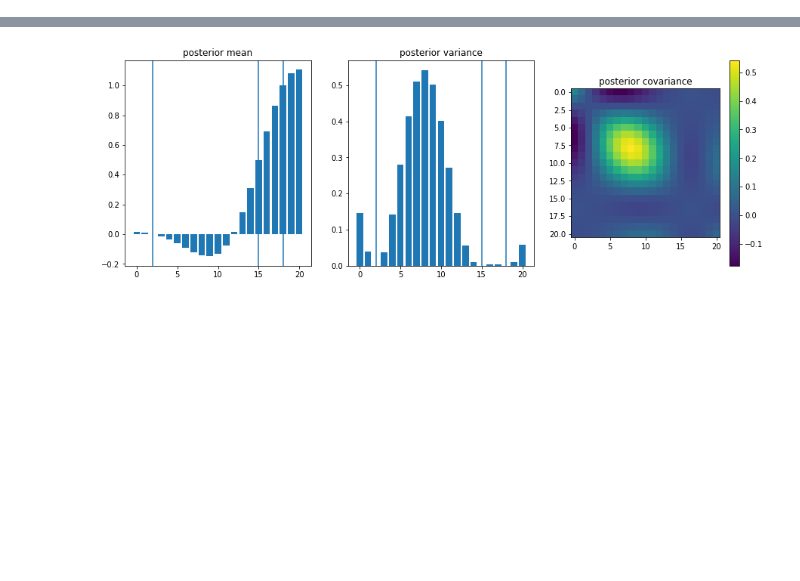
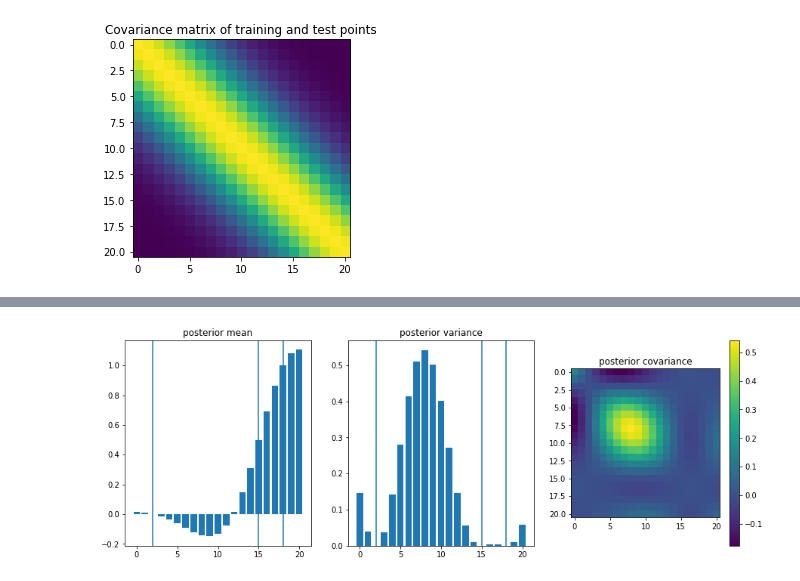
Before and after one commit to vogi23/VM2-Code, a Jupyter notebook: project/01_Simple_GP.ipynb, the cells around one changed output, grey strips where cells are left out. Drawn from its saved outputs; the diff is of its cells as text; code cells hidden in the pictures; blank space fills up the shorter version.

```diff
--- a/project/01_Simple_GP.ipynb
+++ b/project/01_Simple_GP.ipynb
@@ -20,3 +22,10 @@ meanX = np.zeros(X2.shape[0])
+# %%
+covX = rbf_kernel(X2, X2)
+plt.imshow(covX)
+plt.title('Covariance matrix of training and test points')
+meanX = np.zeros(X2.shape[0])
+# %% [output]
+[figure, added]
 # %%
 samples = np.random.multivariate_normal(meanX, covX, 3)
 [plt.plot(s, colors[i]+'.-', ) for i,s in enumerate(samples)]
```
Also changed, not shown: parts of 4 cells of this notebook, 4 other files.
